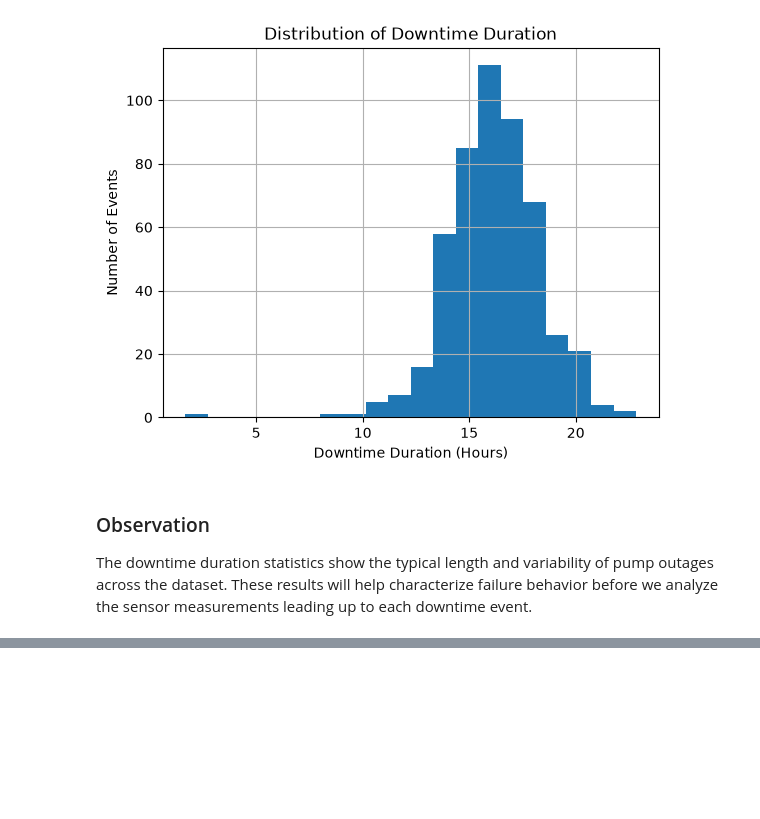
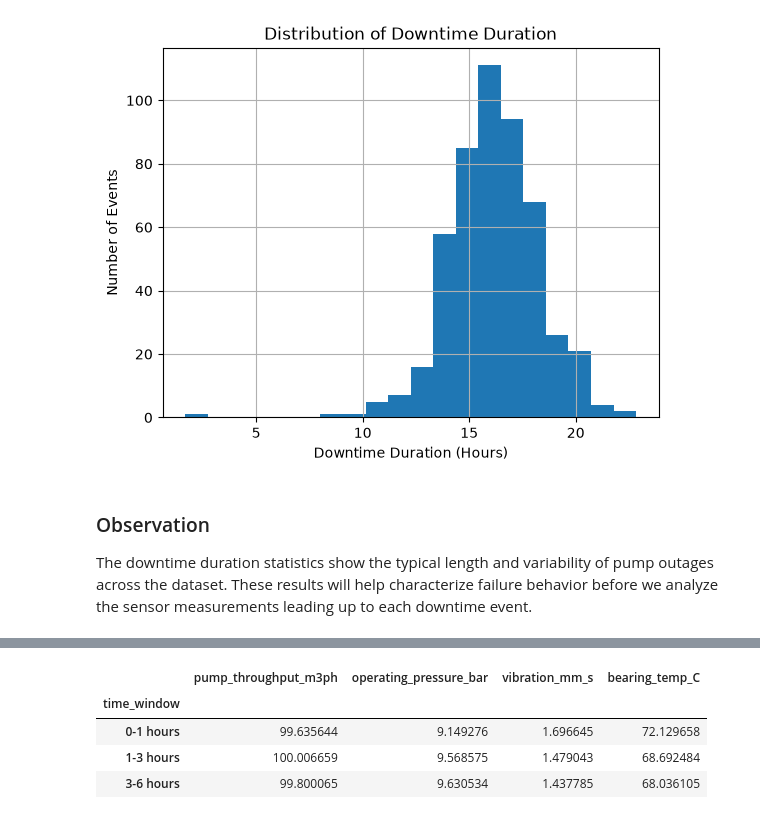
Before and after one commit to MohnishMehta/Break-Through-Tech-ML-Pipeline, a Jupyter notebook: notebooks/01_data_exploration.ipynb, the cells around one changed output, grey strips where cells are left out. Cells and saved outputs as stored; diff of their text form; code cells hidden in the pictures; blank space fills up the shorter version.

```diff
--- a/notebooks/01_data_exploration.ipynb
+++ b/notebooks/01_data_exploration.ipynb
@@ -379,0 +495,11 @@ The downtime duration statistics show the typical length and variability of pump
+# %%
+prefailure_df["time_window"] = pd.cut(
+    prefailure_df["hours_before_failure"],
+    bins=[0, 1, 3, 6],
+    labels=[
+        "0-1 hours",
+        "1-3 hours",
+        "3-6 hours",
+    ],
+    include_lowest=True,
+)
@@ -379,0 +512,14 @@ The downtime duration statistics show the typical length and variability of pump
+# %%
+sensor_behavior_by_window = (
+    prefailure_df
+    .groupby("time_window", observed=True)[sensor_columns]
+    .mean()
+)
+
+sensor_behavior_by_window
+# %% [output]
+|  | pump_throughput_m3ph | operating_pressure_bar | vibration_mm_s | bearing_temp_C |
+| time_window |  |  |  |  |
+| 0-1 hours | 99.635644 | 9.149276 | 1.696645 | 72.129658 |
+| 1-3 hours | 100.006659 | 9.568575 | 1.479043 | 68.692484 |
+| 3-6 hours | 99.800065 | 9.630534 | 1.437785 | 68.036105 |
```
Also changed, not shown: parts of 27 cells of this notebook.
